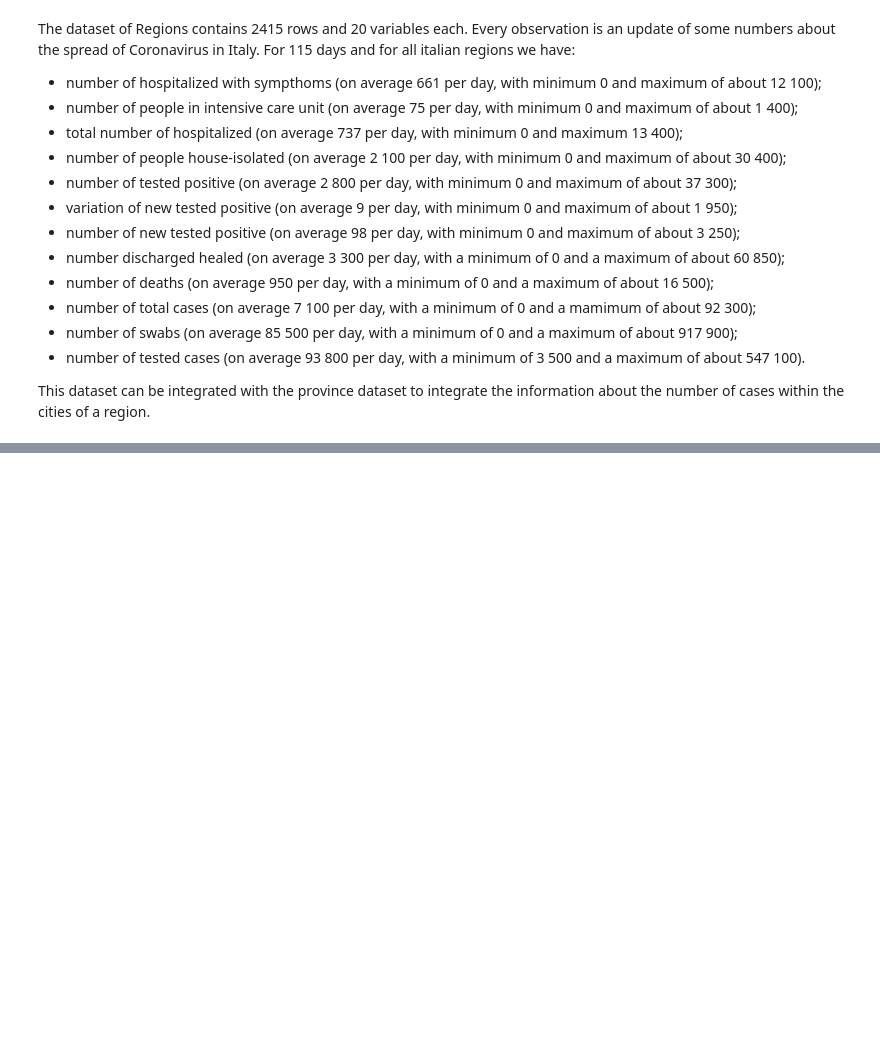
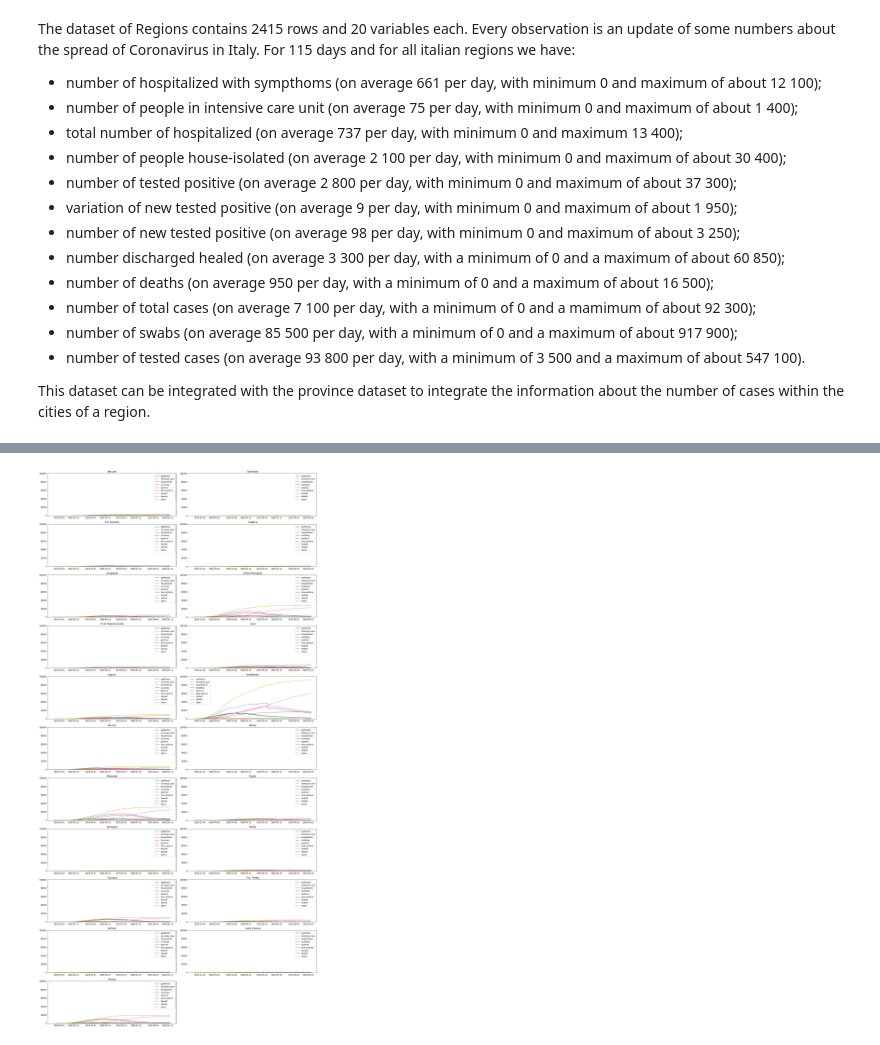
Before and after one commit to fedepiro96/APAD-project, a Jupyter notebook: benci-pirona.ipynb, the cells around one changed output, grey strips where cells are left out. Cells and saved outputs as stored; diff of their text form; code cells hidden in the pictures; blank space fills up the shorter version.

```diff
--- a/benci-pirona.ipynb
+++ b/benci-pirona.ipynb
@@ -210,0 +268,19 @@ This dataset can be integrated with the province dataset to integrate the inform
+# %%
+fig1, axs = plt.subplots(rows, cols, figsize=figsize, constrained_layout=True)
+axs = trim_axs(axs, len(regions_names))
+for ax, case in zip(axs, regions_names):
+    ax.set_title(str(case))
+    df_r = region[region['denominazione_regione']==case]
+    ax.set_ylim((0, 100000))
+    ax.plot(df_r['date'], df_r['ricoverati_con_sintomi'], label='synthoms')
+    ax.plot(df_r['date'], df_r['terapia_intensiva'], label='intensive care')
+    ax.plot(df_r['date'], df_r['totale_ospedalizzati'], label='hospitalized')
+    ax.plot(df_r['date'], df_r['isolamento_domiciliare'], label='isolating')
+    ax.plot(df_r['date'], df_r['totale_positivi'], label='positive')
+    ax.plot(df_r['date'], df_r['nuovi_positivi'], label='new positive')
+    ax.plot(df_r['date'], df_r['dimessi_guariti'], label='healed')
+    ax.plot(df_r['date'], df_r['deceduti'], label='deaths')
+    ax.plot(df_r['date'], df_r['totale_casi'], label='cases')
+    ax.legend()
+# %% [output]
+[figure, added]
```
Also changed, not shown: parts of 27 cells of this notebook.
